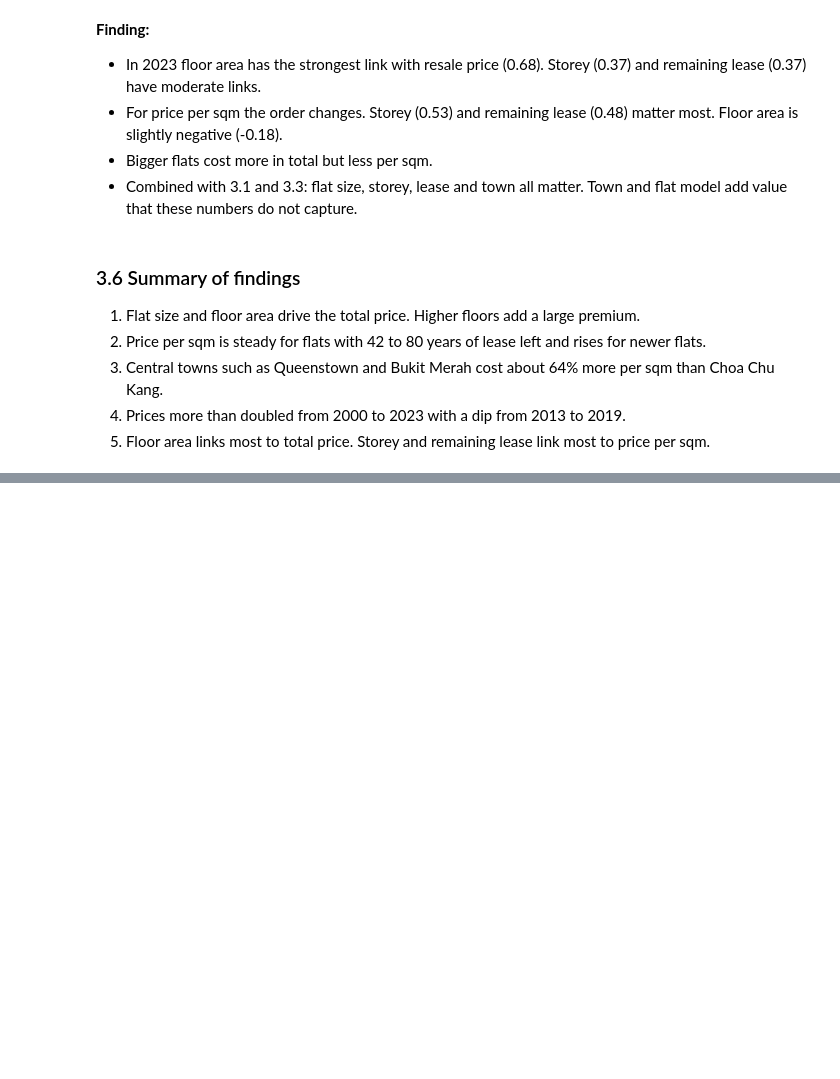
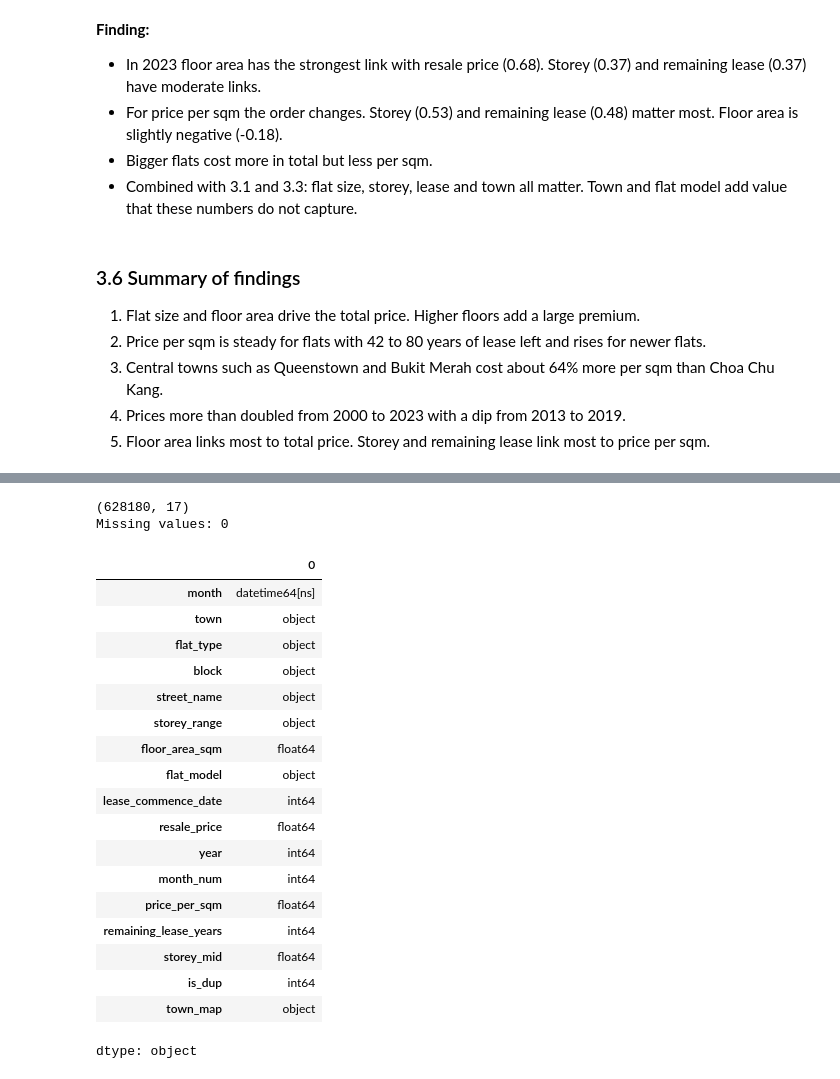
Before and after one commit to antonytfchoi-glitch/capstone-project, a Jupyter notebook: hdb.ipynb, the cells around one changed output, grey strips where cells are left out. Saved outputs shown, nothing was run; the diff lists cells and outputs as text; code cells hidden in the pictures; blank space fills up the shorter version.

```diff
--- a/hdb.ipynb
+++ b/hdb.ipynb
@@ -456,0 +460,4 @@ plt.show()
+# %%
+df_cleaned = df.copy()
+df_cleaned['is_dup'] = df_cleaned.duplicated().astype(int)
+print('Rows flagged as duplicates:', df_cleaned['is_dup'].sum())
@@ -456,0 +466,4 @@ plt.show()
+# %%
+print('Rows before:', len(df_cleaned))
+df_cleaned = df_cleaned[df_cleaned['year'] <= 2023]
+print('After removing 2024:', len(df_cleaned))
@@ -456,0 +473,3 @@ plt.show()
+# %%
+df_cleaned['month'] = pd.to_datetime(df_cleaned['month'], format='%Y-%m')
+df_cleaned['month'].head()
@@ -456,0 +484,3 @@ plt.show()
+# %%
+df_cleaned['town_map'] = df_cleaned['town'] + ', Singapore'
+df_cleaned['town_map'].head(3)
@@ -456,0 +493,26 @@ plt.show()
+# %%
+print(df_cleaned.shape)
+print('Missing values:', df_cleaned.isnull().sum().sum())
+df_cleaned.dtypes
+# %% [output]
+(628180, 17)
+Missing values: 0
+|  | 0 |
+| month | datetime64[ns] |
+| town | object |
+| flat_type | object |
+| block | object |
+| street_name | object |
+| storey_range | object |
+| floor_area_sqm | float64 |
+| flat_model | object |
+| lease_commence_date | int64 |
+| resale_price | float64 |
+| year | int64 |
+| month_num | int64 |
+| price_per_sqm | float64 |
+| remaining_lease_years | int64 |
+| storey_mid | float64 |
+| is_dup | int64 |
+| town_map | object |
+dtype: object
```
Also changed, not shown: parts of 6 cells of this notebook.
